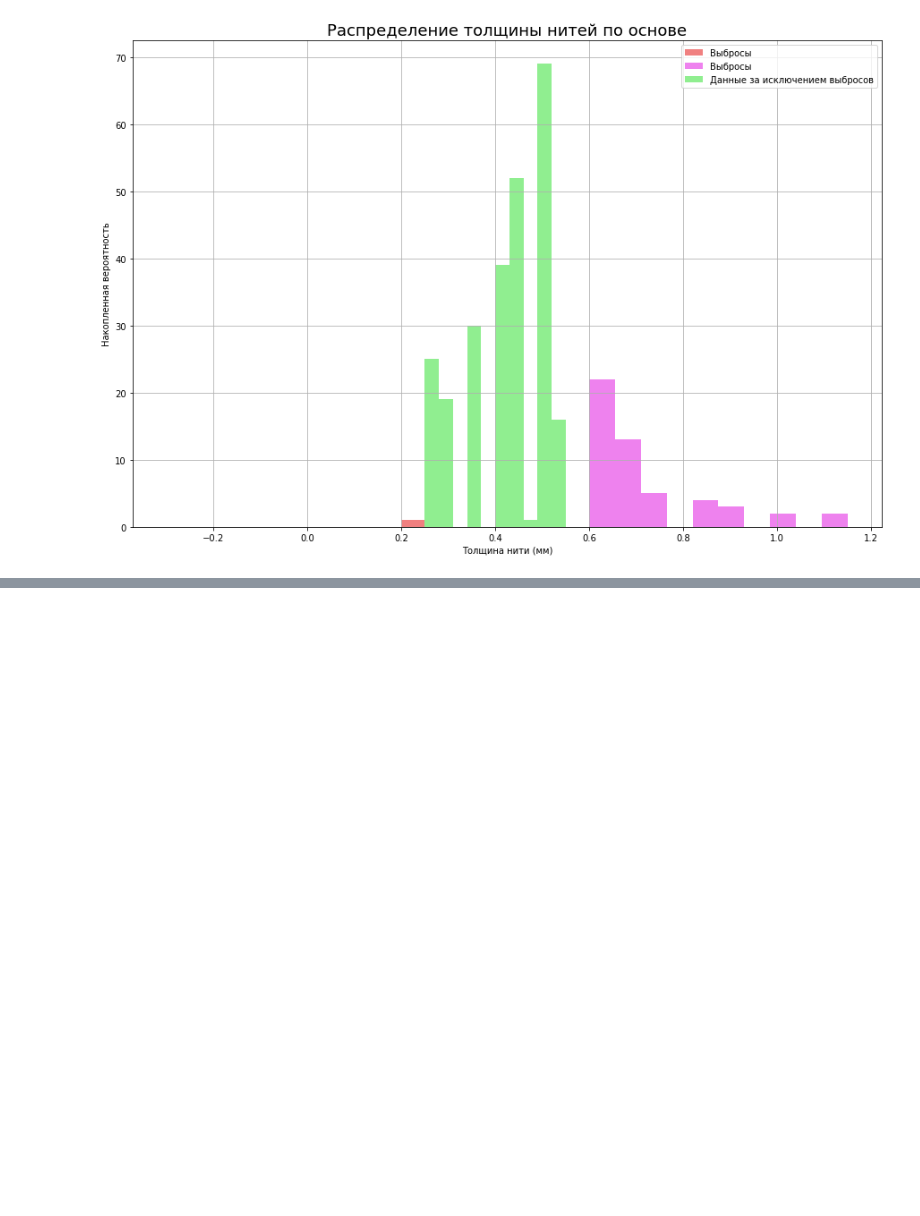
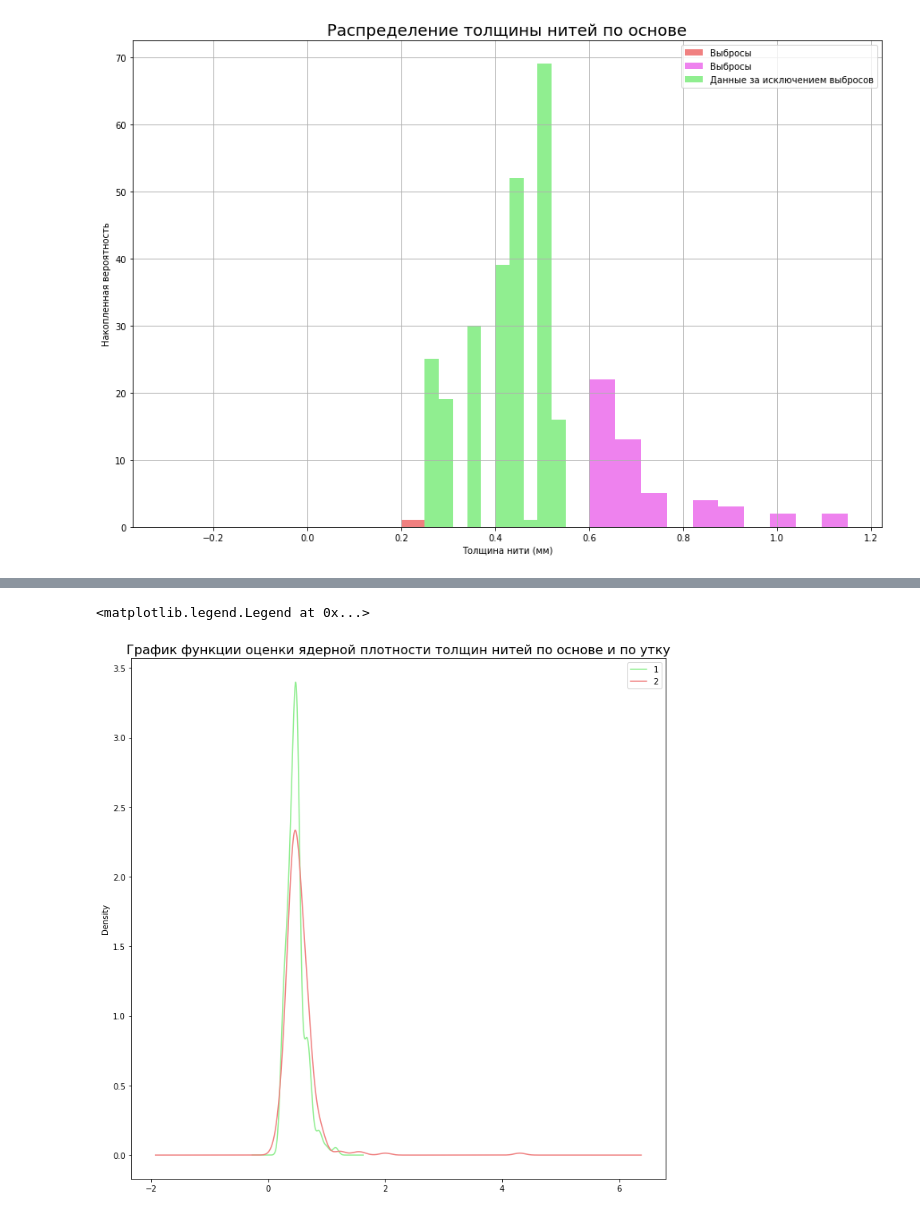
Before and after one commit to streltcov/textile_data, a Jupyter notebook: threads.ipynb, the cells around one changed output, grey strips where cells are left out. Saved outputs shown, nothing was run; the diff lists cells and outputs as text; code cells hidden in the pictures; blank space fills up the shorter version.

```diff
--- a/threads.ipynb
+++ b/threads.ipynb
@@ -526,0 +520,9 @@ pyplot.show()
+# %%
+fig, ax = pyplot.subplots(figsize=(12, 12))
+warps.plot.kde(color='lightgreen', label='1')
+wefts.plot.kde(color='lightcoral', label='2')
+ax.set_title('График функции оценки ядерной плотности толщин нитей по основе и по утку', fontsize=16)
+ax.legend()
+# %% [output]
+<matplotlib.legend.Legend at 0x...>
+[figure, added]
```
Also changed, not shown: parts of 14 cells of this notebook.
